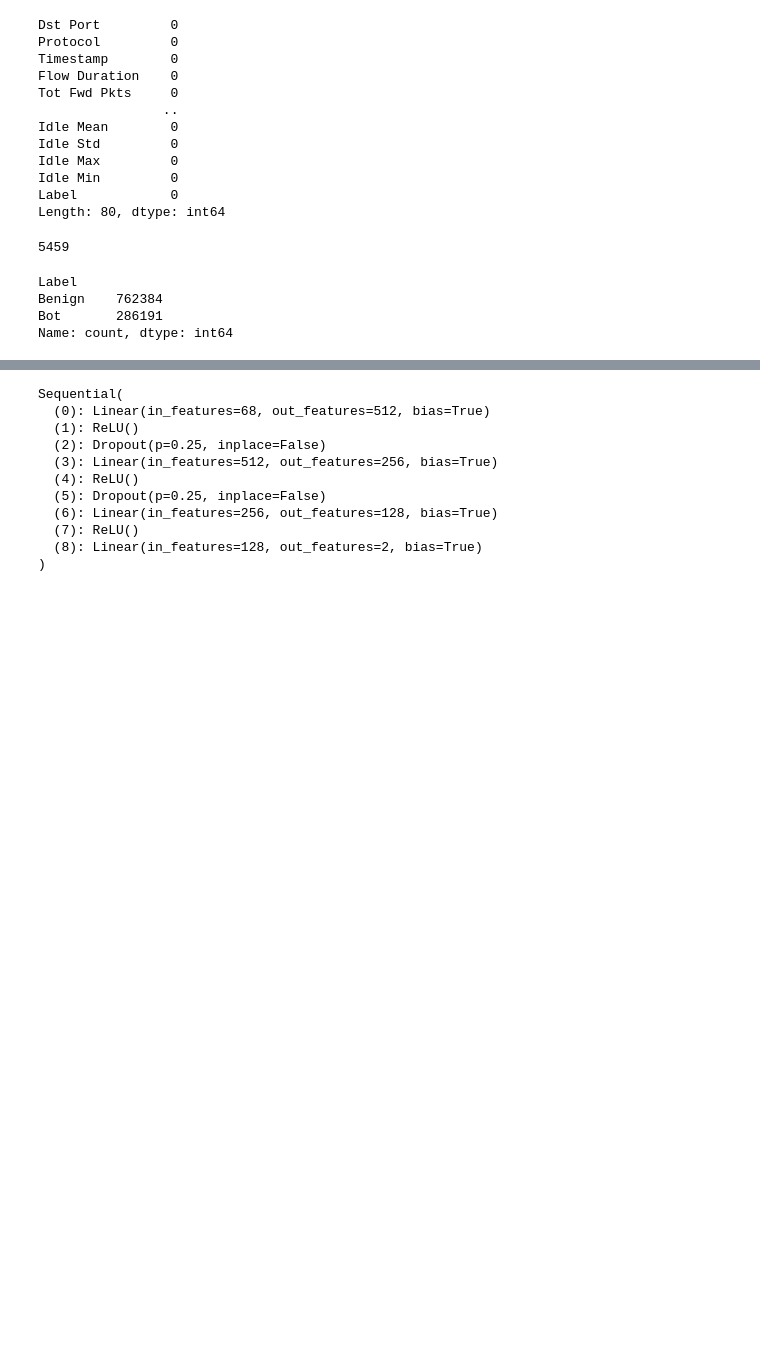
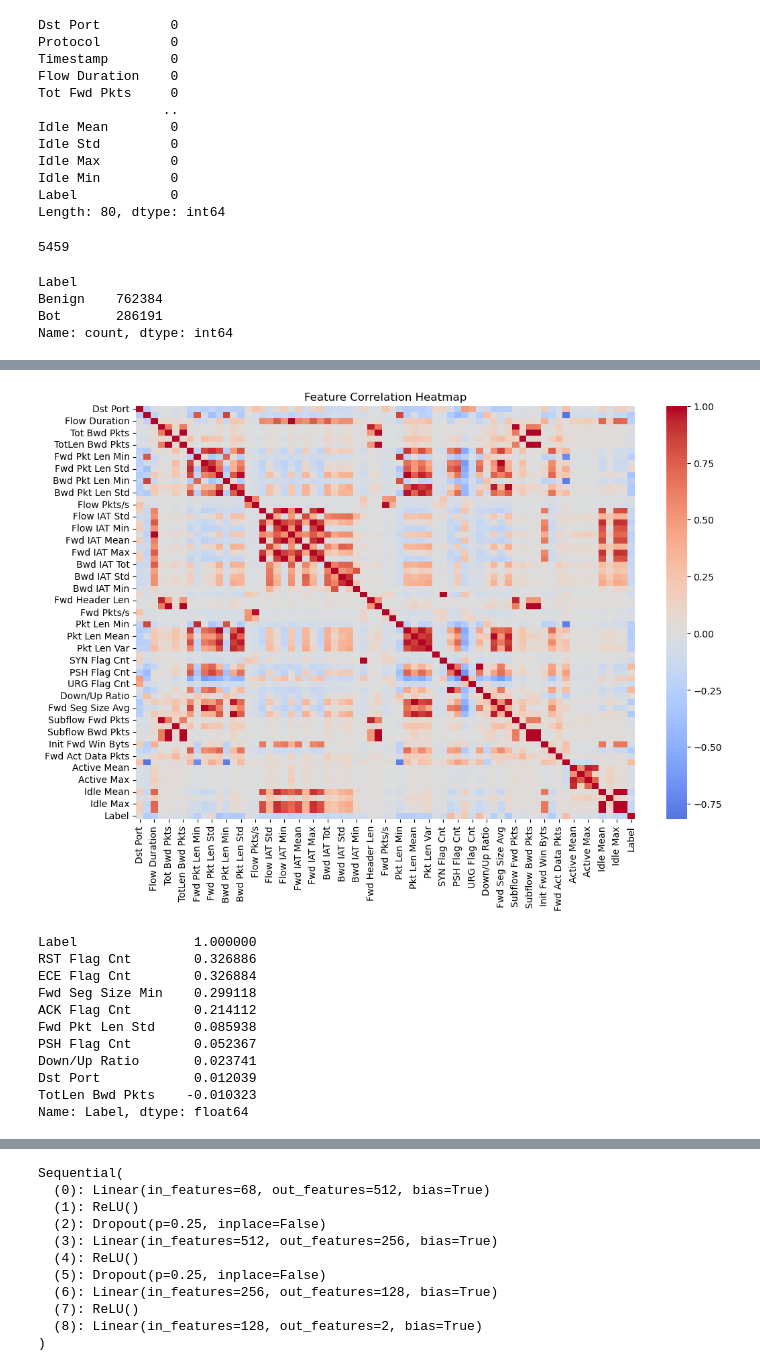
Before and after one commit to Nishchal-Panta/Cybersecurity_threat_detection, a Jupyter notebook: nn-cybersecurity_threat_detection.ipynb, the cells around one changed output, grey strips where cells are left out. Cells and saved outputs as stored; diff of their text form; code cells hidden in the pictures; blank space fills up the shorter version.

```diff
--- a/nn-cybersecurity_threat_detection.ipynb
+++ b/nn-cybersecurity_threat_detection.ipynb
@@ -121,0 +135,24 @@ Name: count, dtype: int64
+# %%
+#Correlation Heatmap
+corr = df[numeric_cols].corr()
+plt.figure(figsize=(12,8))
+sns.heatmap(corr, cmap='coolwarm', center=0)
+plt.title("Feature Correlation Heatmap")
+plt.show()
+
+# Top 10 correlations with target
+target_corr = corr['Label'].sort_values(ascending=False)
+print(target_corr.head(10))
+# %% [output]
+[figure, added]
+Label               1.000000
+RST Flag Cnt        0.326886
+ECE Flag Cnt        0.326884
+Fwd Seg Size Min    0.299118
+ACK Flag Cnt        0.214112
+Fwd Pkt Len Std     0.085938
+PSH Flag Cnt        0.052367
+Down/Up Ratio       0.023741
+Dst Port            0.012039
+TotLen Bwd Pkts    -0.010323
+Name: Label, dtype: float64
```
Also changed, not shown: parts of 21 cells of this notebook.
